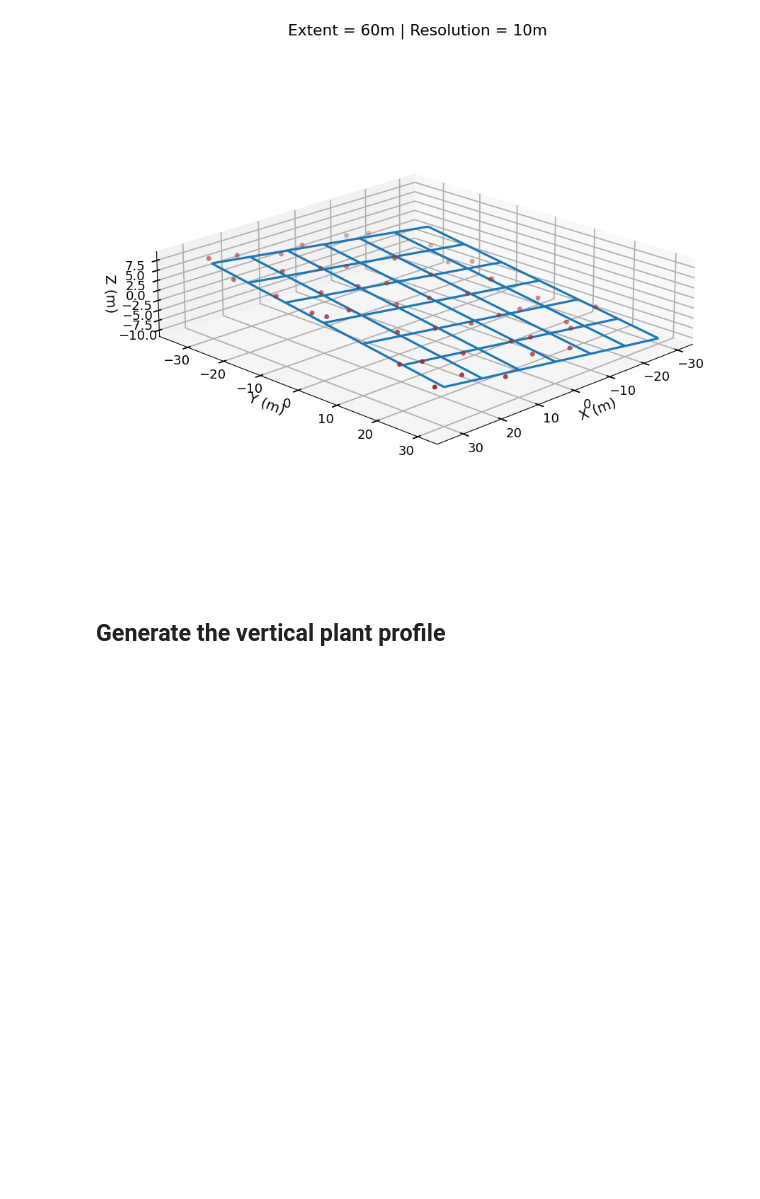
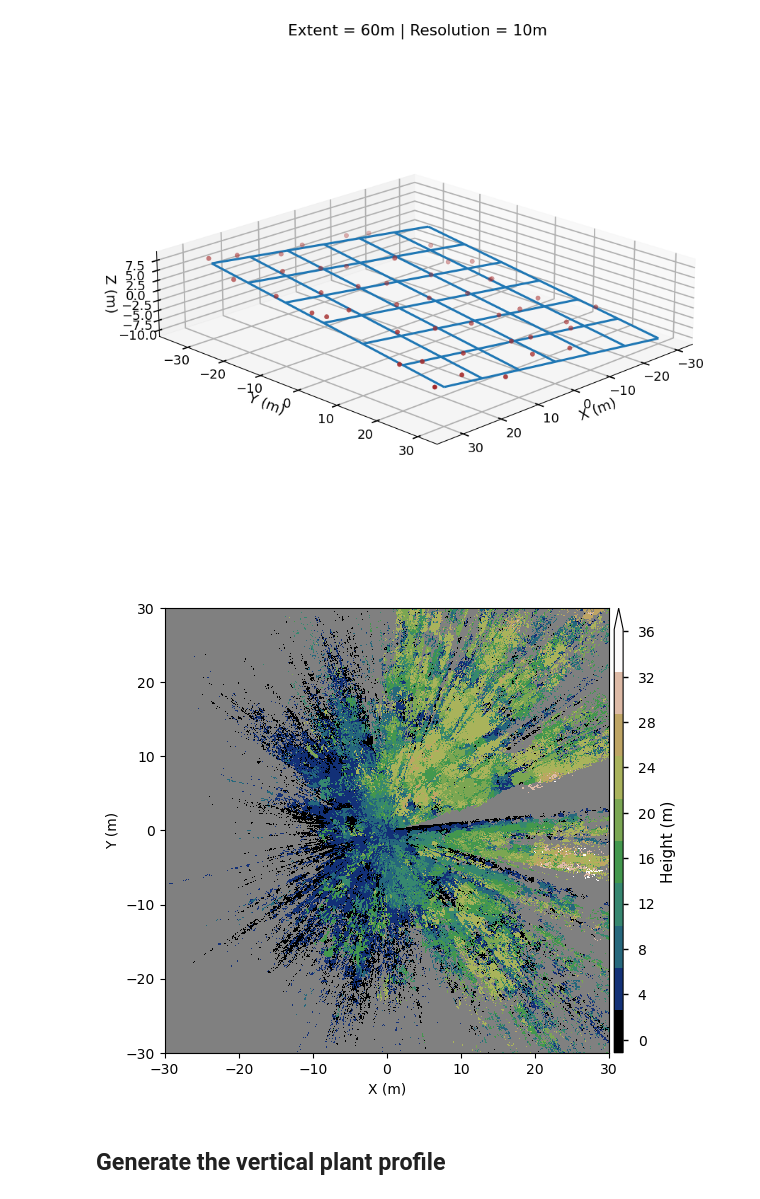
Before and after one commit to armstonj/pylidar-tls-canopy, a Jupyter notebook: notebooks/02_profiles_example.ipynb, the cells around one changed output. Saved outputs shown, nothing was run; the diff lists cells and outputs as text; code cells hidden in the pictures; blank space fills up the shorter version.

Commit message:
Added code for cartesian gridding of scans and updated notebooks

```diff
--- a/notebooks/02_profiles_example.ipynb
+++ b/notebooks/02_profiles_example.ipynb
@@ -103,6 +137,16 @@ If the model instance has been used for another fit with different fit parameter
 plot_ground_plane(x, y, z, grid_extent, grid_resolution, planefit, elev=20, azim=45)
 # %% [output]
 [figure]
+# %%
+height_grid = grid.grid_rdbx_cartesian([upright_rdbx_fn,tilt_rdbx_fn],
+                                       [upright_transform_fn,tilt_transform_fn], 0.1,
+                                       planefit=planefit, extent=[grid_extent,grid_extent], method='MAX')
+# %%
+plot_riegl_grid(height_grid, label='Height (m)', clim=[None,None], figsize=(6,6),
+                nbins=10, cmap='gist_earth', xlabel='X (m)', ylabel='Y (m)', facecolor='0.5',
+                extent=[-grid_extent/2,grid_extent/2,-grid_extent/2,grid_extent/2])
+# %% [output]
+[figure, added]
 # %% [markdown]
 ## Generate the vertical plant profile
 # %% [markdown]
```
Also changed, not shown: parts of 8 cells of this notebook, 8 other files.
